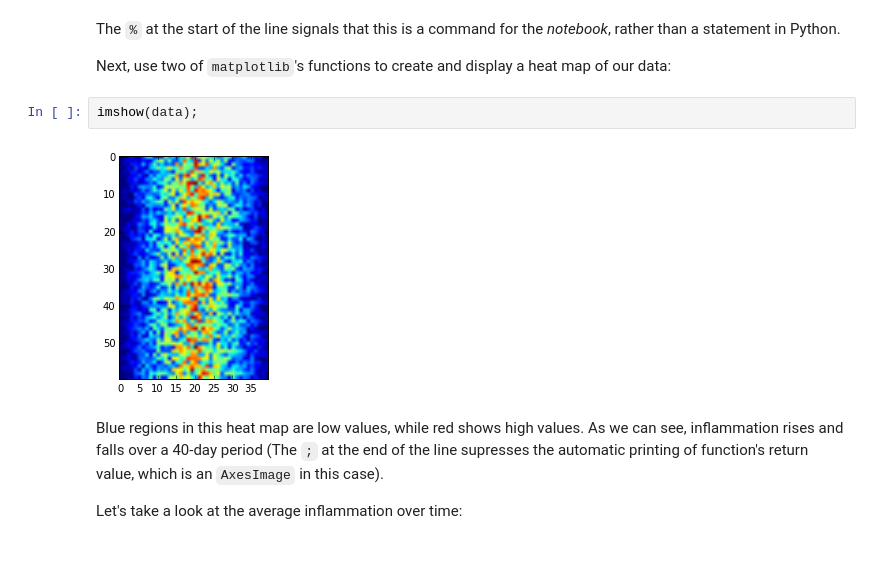
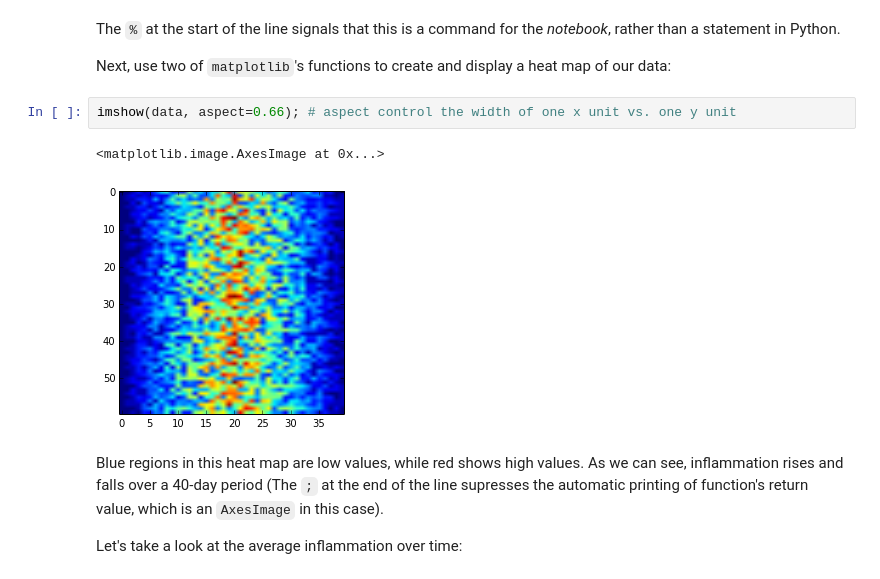
Before and after one commit to Py4Life/TAU2015, a Jupyter notebook: lecture7.ipynb, the cells around one changed output. Drawn from its saved outputs; the diff is of its cells as text.

```diff
--- a/lecture7.ipynb
+++ b/lecture7.ipynb
@@ -234,10 +253,11 @@ Populating the interactive namespace from numpy and matplotlib
 The `%` at the start of the line signals that this is a command for the _notebook_, rather than a statement in Python.
 
 Next, use two of `matplotlib`'s functions to create and display a heat map of our data:
-# %%
-imshow(data);
-# %% [output]
-[figure, removed]
+# %%
+imshow(data, aspect=0.66); # aspect control the width of one x unit vs. one y unit
+# %% [output]
+<matplotlib.image.AxesImage at 0x...>
+[figure, added]
 # %% [markdown]
 Blue regions in this heat map are low values, while red shows high values. As we can see, inflammation rises and falls over a 40-day period (The `;` at the end of the line supresses the automatic printing of function's return value, which is an `AxesImage` in this case).
 
```
Also changed, not shown: parts of 55 cells of this notebook.
